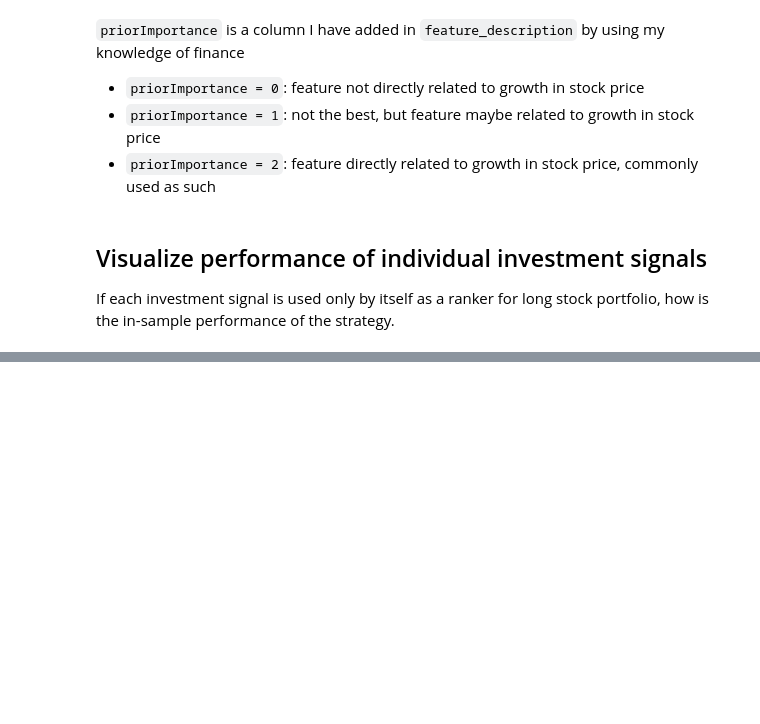
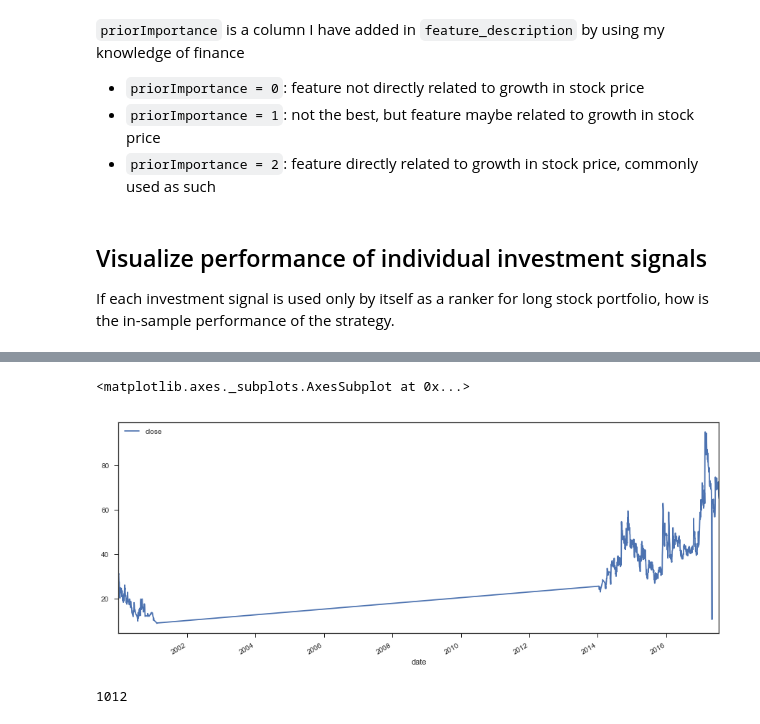
Before and after one commit to SiluPanda/capstone, a Jupyter notebook: CapstoneProject.ipynb, the cells around one changed output, grey strips where cells are left out. Saved outputs shown, nothing was run; the diff lists cells and outputs as text; code cells hidden in the pictures; blank space fills up the shorter version.

```diff
--- a/CapstoneProject.ipynb
+++ b/CapstoneProject.ipynb
@@ -322,0 +420,11 @@ pe.groupby('date').count().plot()
+# %%
+prc.loc[(prc.ticker == 'BANARBEADS'),['date','close']].set_index('date').plot()
+# %% [output]
+<matplotlib.axes._subplots.AxesSubplot at 0x...>
+[figure, added]
+# %%
+max_missing_days = max_missing_date_block.dt.days
+max_missing_days[max_missing_days < 200 ].count()
+max_missing_days[max_missing_days < 10 ].count()
+# %% [output]
+1012
```
Also changed, not shown: parts of 10 cells of this notebook.
